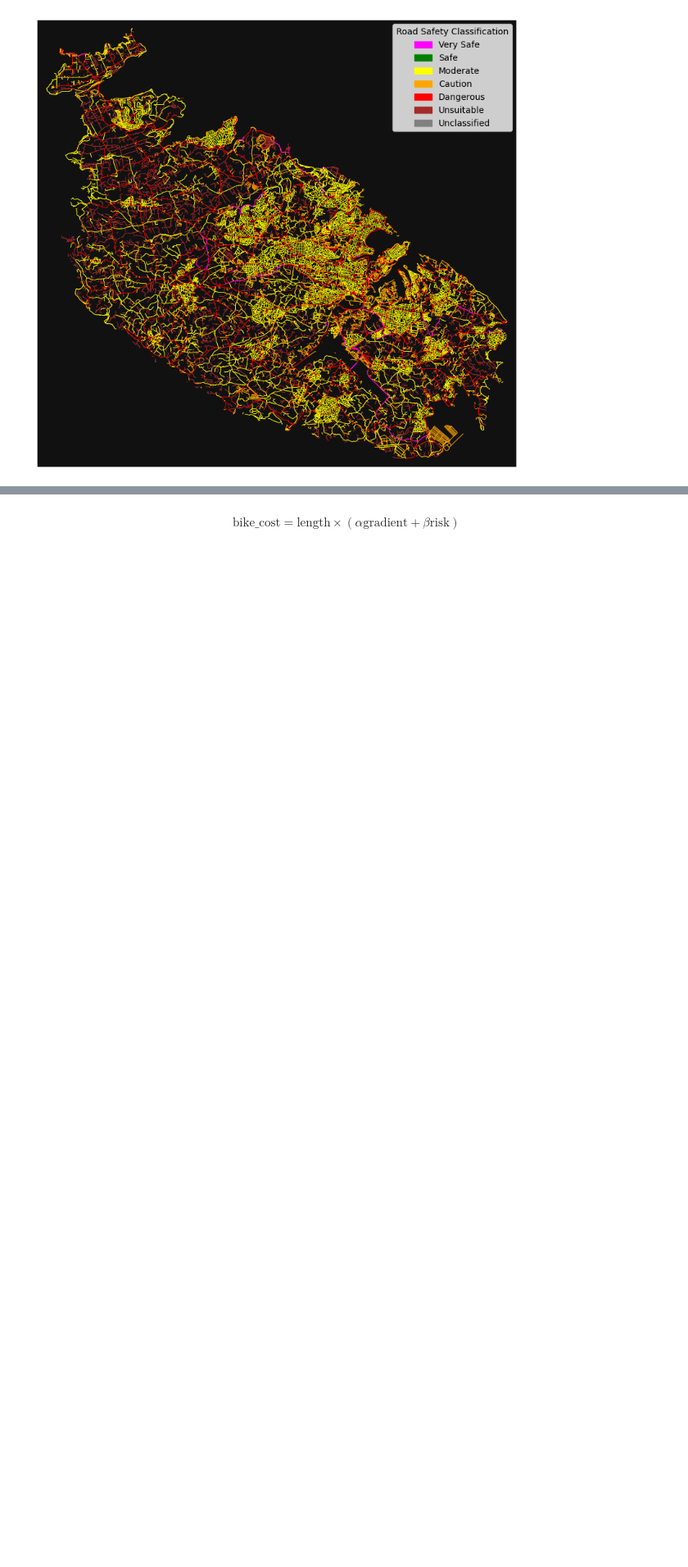
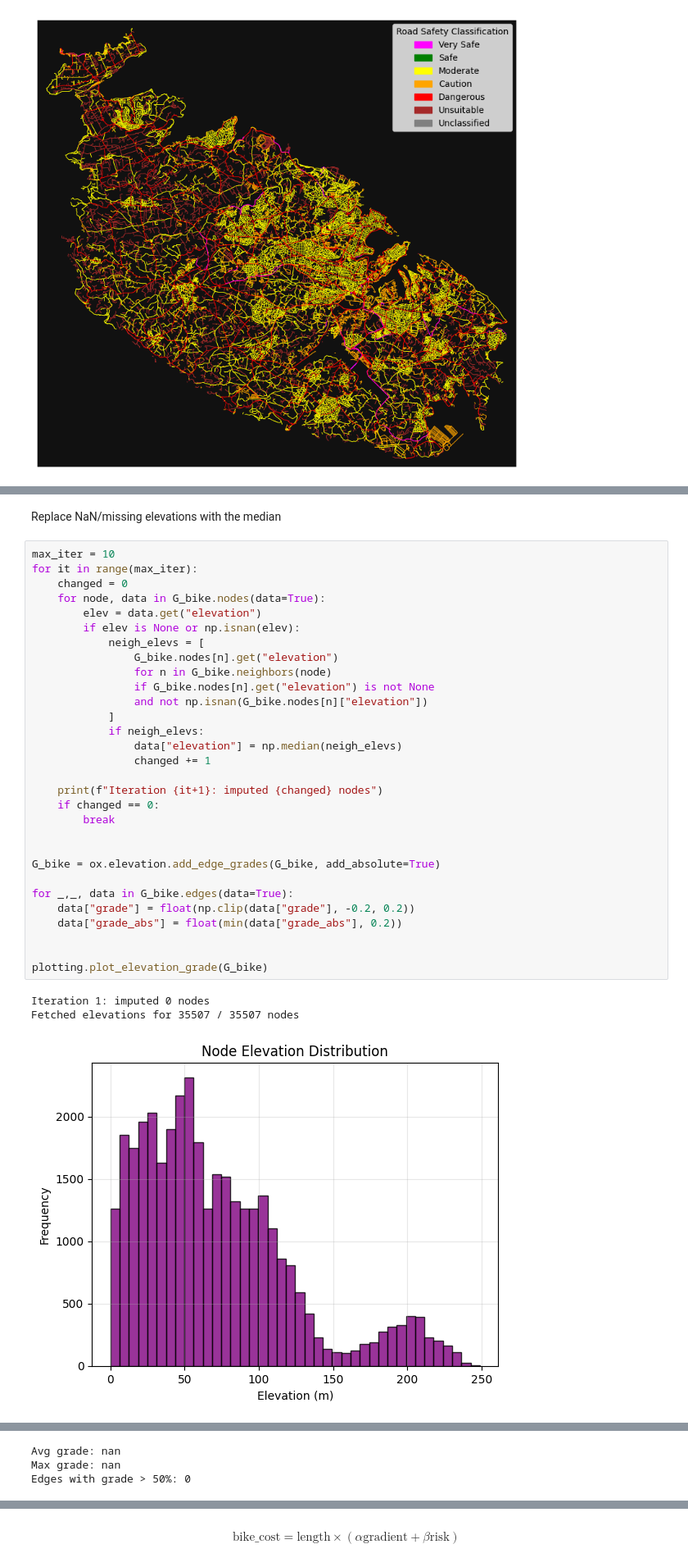
Before and after one commit to Matthew-Pirotta/FYP-OpenPaths, a Jupyter notebook: Code/main.ipynb, the cells around one changed output, grey strips where cells are left out. Shown at 82% size. Saved outputs shown, nothing was run; the diff lists cells and outputs as text; blank space fills up the shorter version.

```diff
--- a/Code/main.ipynb
+++ b/Code/main.ipynb
@@ -70,0 +104,36 @@ G_bike = ox.elevation.add_edge_grades(G_bike, add_absolute=True)
+# %% [markdown]
+Replace NaN/missing elevations with the median
+# %%
+max_iter = 10
+for it in range(max_iter):
+    changed = 0
+    for node, data in G_bike.nodes(data=True):
+        elev = data.get("elevation")
+        if elev is None or np.isnan(elev):
+            neigh_elevs = [
+                G_bike.nodes[n].get("elevation")
+                for n in G_bike.neighbors(node)
+                if G_bike.nodes[n].get("elevation") is not None
+                and not np.isnan(G_bike.nodes[n]["elevation"])
+            ]
+            if neigh_elevs:
+                data["elevation"] = np.median(neigh_elevs)
+                changed += 1
+
+    print(f"Iteration {it+1}: imputed {changed} nodes")
+    if changed == 0:
+        break
+
+
+G_bike = ox.elevation.add_edge_grades(G_bike, add_absolute=True)
+
+for _,_, data in G_bike.edges(data=True):
+    data["grade"] = float(np.clip(data["grade"], -0.2, 0.2))
+    data["grade_abs"] = float(min(data["grade_abs"], 0.2))
+
+
+plotting.plot_elevation_grade(G_bike)
+# %% [output]
+Iteration 1: imputed 0 nodes
+Fetched elevations for 35507 / 35507 nodes
+[figure, added]
@@ -70,0 +141,3 @@ G_bike = ox.elevation.add_edge_grades(G_bike, add_absolute=True)
+Avg grade: nan
+Max grade: nan
+Edges with grade > 50%: 0
```
Also changed, not shown: parts of 12 cells of this notebook, 3 other files.
